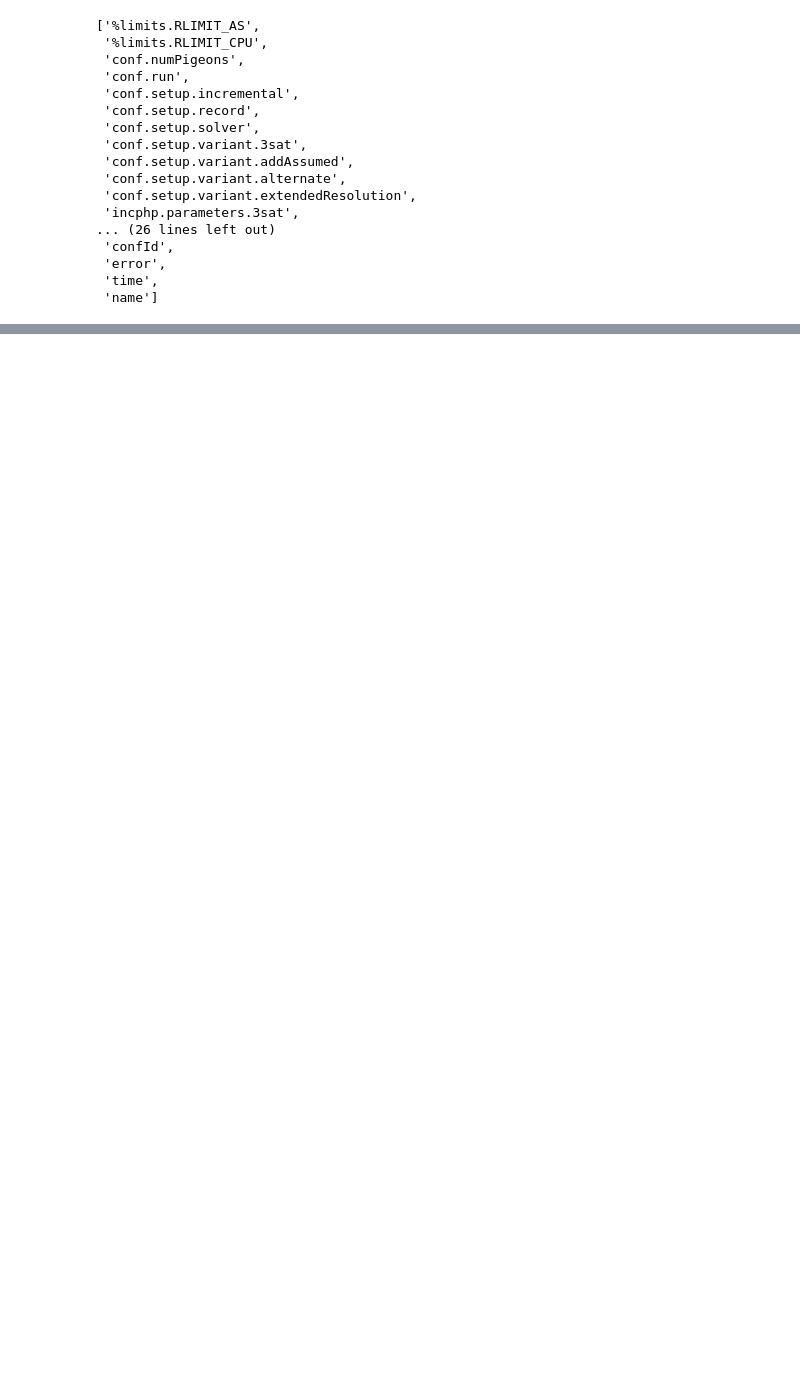
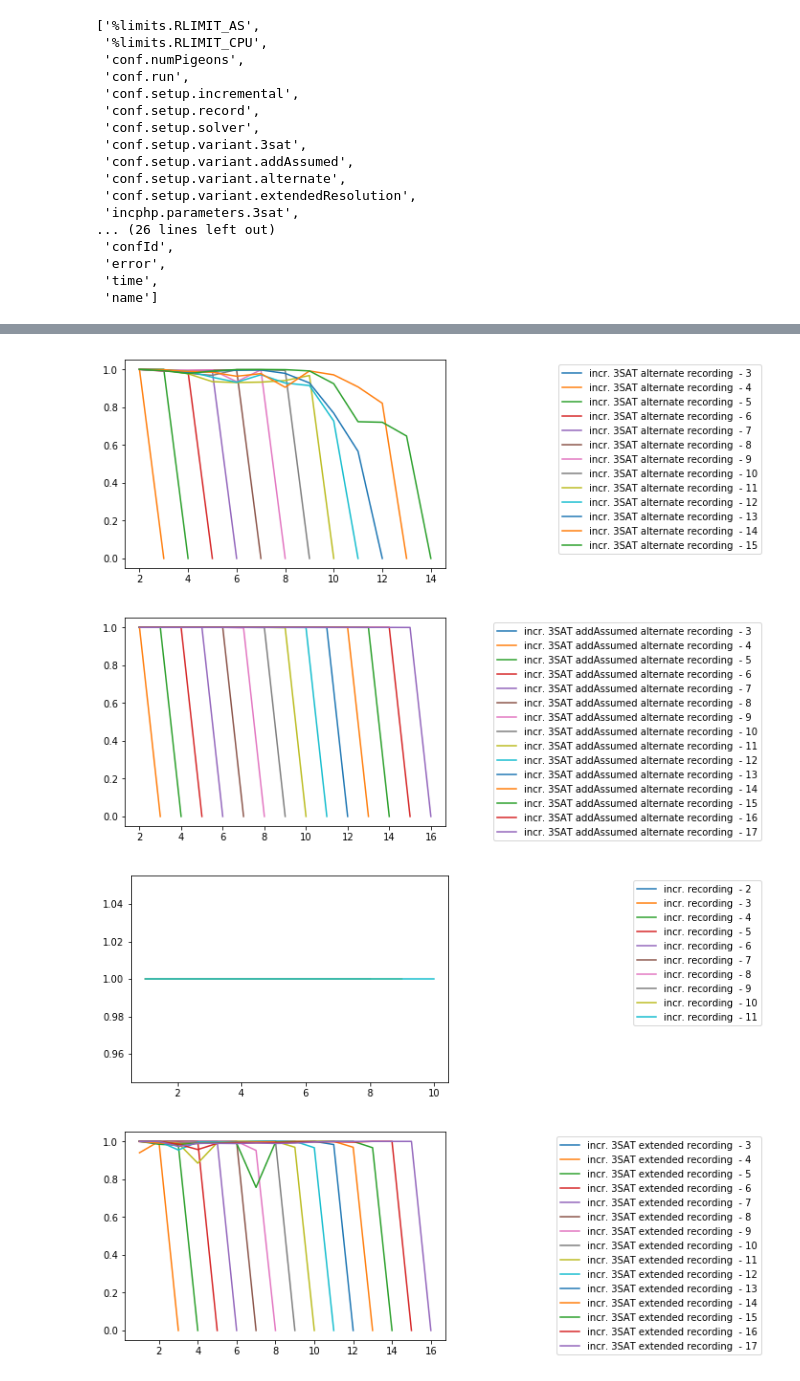
Before and after one commit to StephanGocht/incphp, a Jupyter notebook: experiments/evaluation.ipynb, the cells around one changed output, grey strips where cells are left out. Drawn from its saved outputs; the diff is of its cells as text; code cells hidden in the pictures; blank space fills up the shorter version.

```diff
--- a/experiments/evaluation.ipynb
+++ b/experiments/evaluation.ipynb
@@ -108,0 +241,52 @@ plt.show()
+# %%
+import matplotlib.pyplot as plt
+import statistics
+
+d = df[
+      (df['error'] == False)
+    & (df['conf.setup.record'] == True)
+    & (df['conf.setup.incremental'] == True)
+   #& (df['conf.setup.variant.3sat'] == False)
+   #& (df['conf.numPigeons'] > 12)
+   #& (df['conf.setup.variant.addAssumed'] == False)
+]
+
+for confId, data in d.groupby("confId"):
+    for numPigeons, data in data.groupby('conf.numPigeons'):
+        name = data.iloc[0]["name"]
+        name += " - " + str(numPigeons)
+        nlc = dict()
+        nlcwal = dict()
+        pts = dict()
+        for idx, dat in data.iterrows():
+            lpts = dict()
+            for row in dat['incphp.result.solves']:
+                nlc[row['makespan']] = row['numLearnedClauses']
+                nlcwal[row['makespan']] = row['numLearnedClausesWithAssumedLiteral']
+
+            for i in reversed(sorted(nlc.keys())):
+                if (i != 1):
+                    nlc[i] = nlc[i] - nlc[i - 1]
+                    nlcwal[i] = nlcwal[i] - nlcwal[i - 1]
+
+            for i in reversed(sorted(nlc.keys())):
+                lst =  pts.get(i, list())
+                if nlc[i] > 0:
+                    lst.append(nlcwal[i] / nlc[i])
+                    pts[i] = lst
+
+        points = list()
+        for i in reversed(sorted(pts.keys())):
+            if len(score) > 3:
+                points.append((i, statistics.mean(pts[i])))
+
+        plt.plot(*zip(*points), label=name)
+
+    #plt.semilogy()
+    plt.legend(bbox_to_anchor=(2,1))
+    plt.show()
+# %% [output]
+[figure, added]
+[figure, added]
+[figure, added]
+[figure, added]
```
Also changed, not shown: parts of 8 cells of this notebook.
